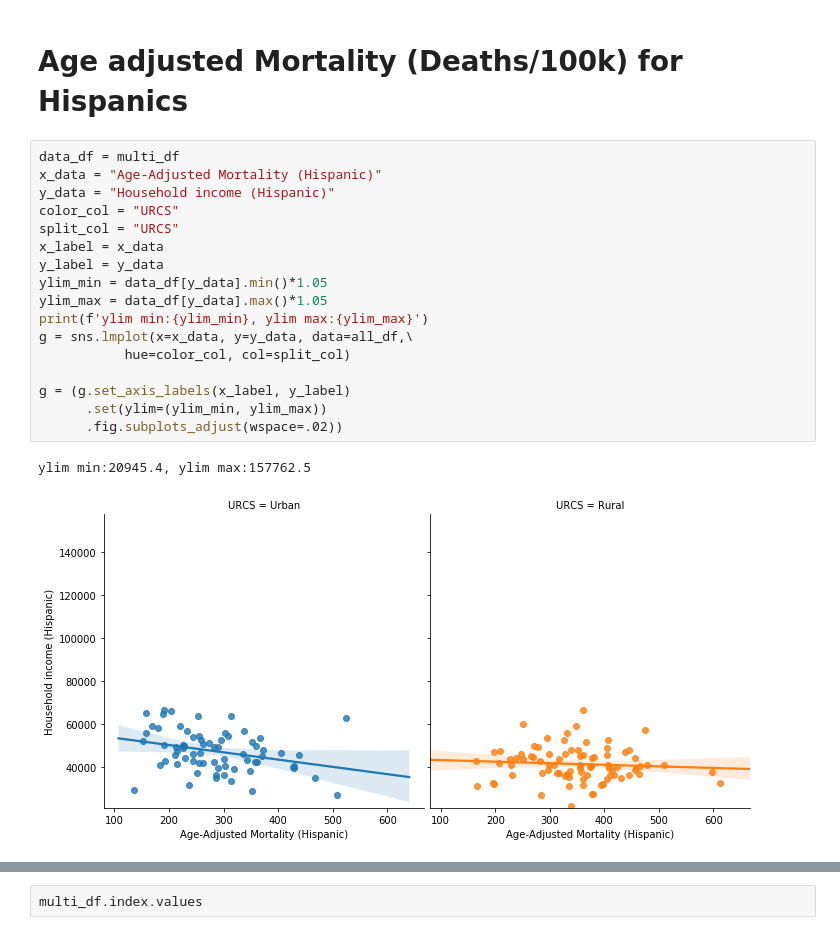
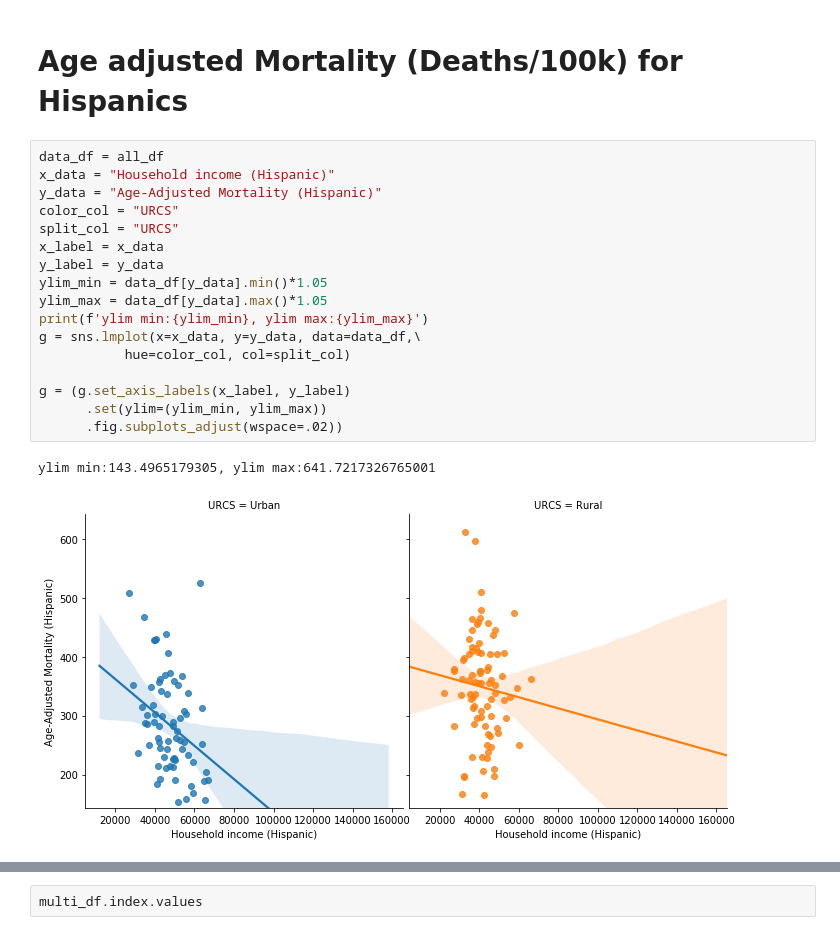
Before and after one commit to kipmadden/Urban-vs.-Rural-Health-Outcomes, a Jupyter notebook: Kip2.ipynb, the cells around one changed output, grey strips where cells are left out. Drawn from its saved outputs; the diff is of its cells as text.

Commit message:
Modified graphs to have dependent variable as y axis

```diff
--- a/Kip2.ipynb
+++ b/Kip2.ipynb
@@ -437,23 +437,23 @@ g = (g.set_axis_labels(x_label, y_label)
 # %% [markdown]
 # Age adjusted Mortality (Deaths/100k) for Hispanics
 # %%
-data_df = multi_df
-x_data = "Age-Adjusted Mortality (Hispanic)"
-y_data = "Household income (Hispanic)"
+data_df = all_df
+x_data = "Household income (Hispanic)"
+y_data = "Age-Adjusted Mortality (Hispanic)"
 color_col = "URCS"
 split_col = "URCS"
 x_label = x_data
 y_label = y_data
 ylim_min = data_df[y_data].min()*1.05
 ylim_max = data_df[y_data].max()*1.05
 print(f'ylim min:{ylim_min}, ylim max:{ylim_max}')
-g = sns.lmplot(x=x_data, y=y_data, data=all_df,\
+g = sns.lmplot(x=x_data, y=y_data, data=data_df,\
            hue=color_col, col=split_col)
 
 g = (g.set_axis_labels(x_label, y_label)
       .set(ylim=(ylim_min, ylim_max))
       .fig.subplots_adjust(wspace=.02))
 # %% [output]
-ylim min:20945.4, ylim max:157762.5
+ylim min:143.4965179305, ylim max:641.7217326765001
-[figure, old version]
+[figure, new version]
 # %%
```
Also changed, not shown: parts of 11 cells of this notebook.
